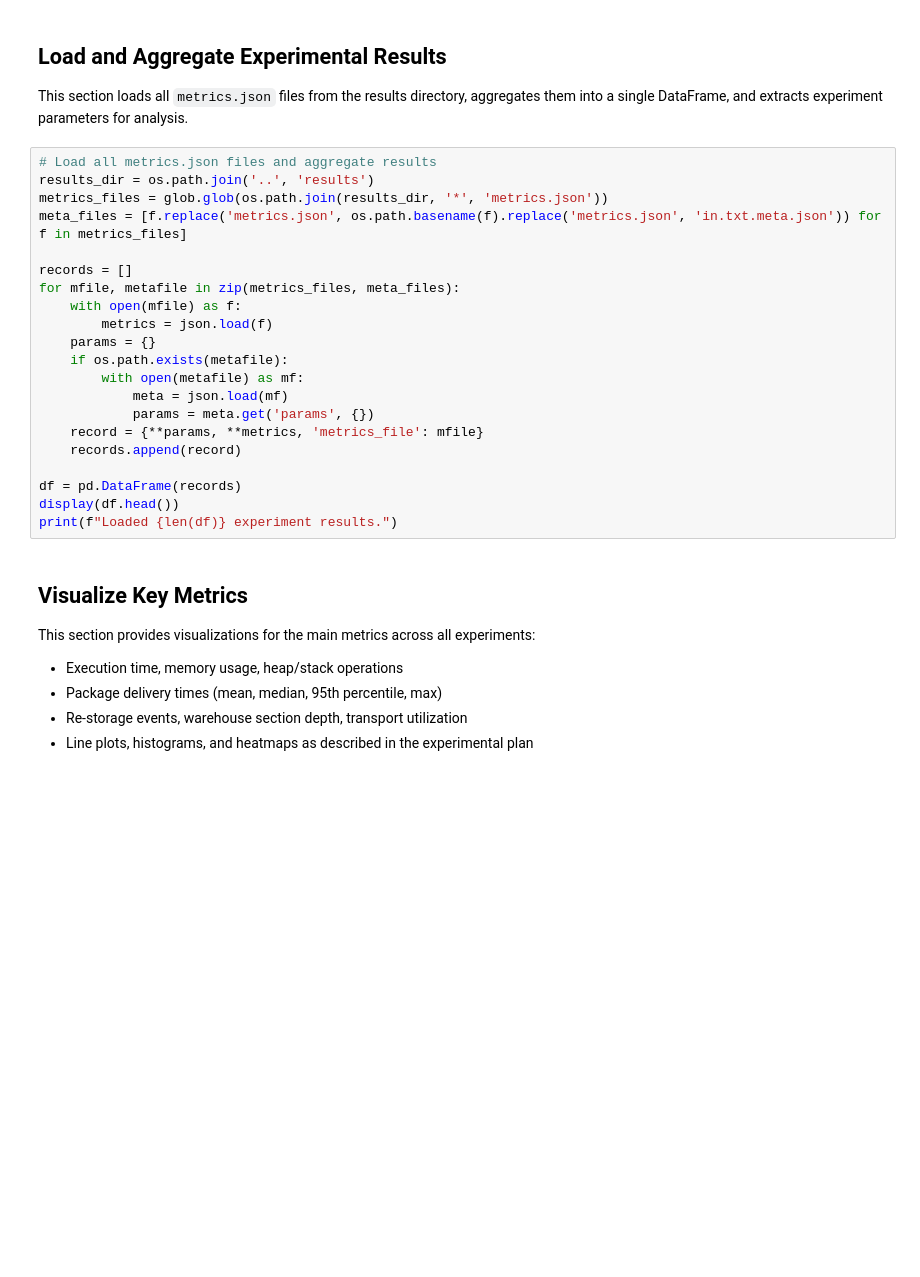
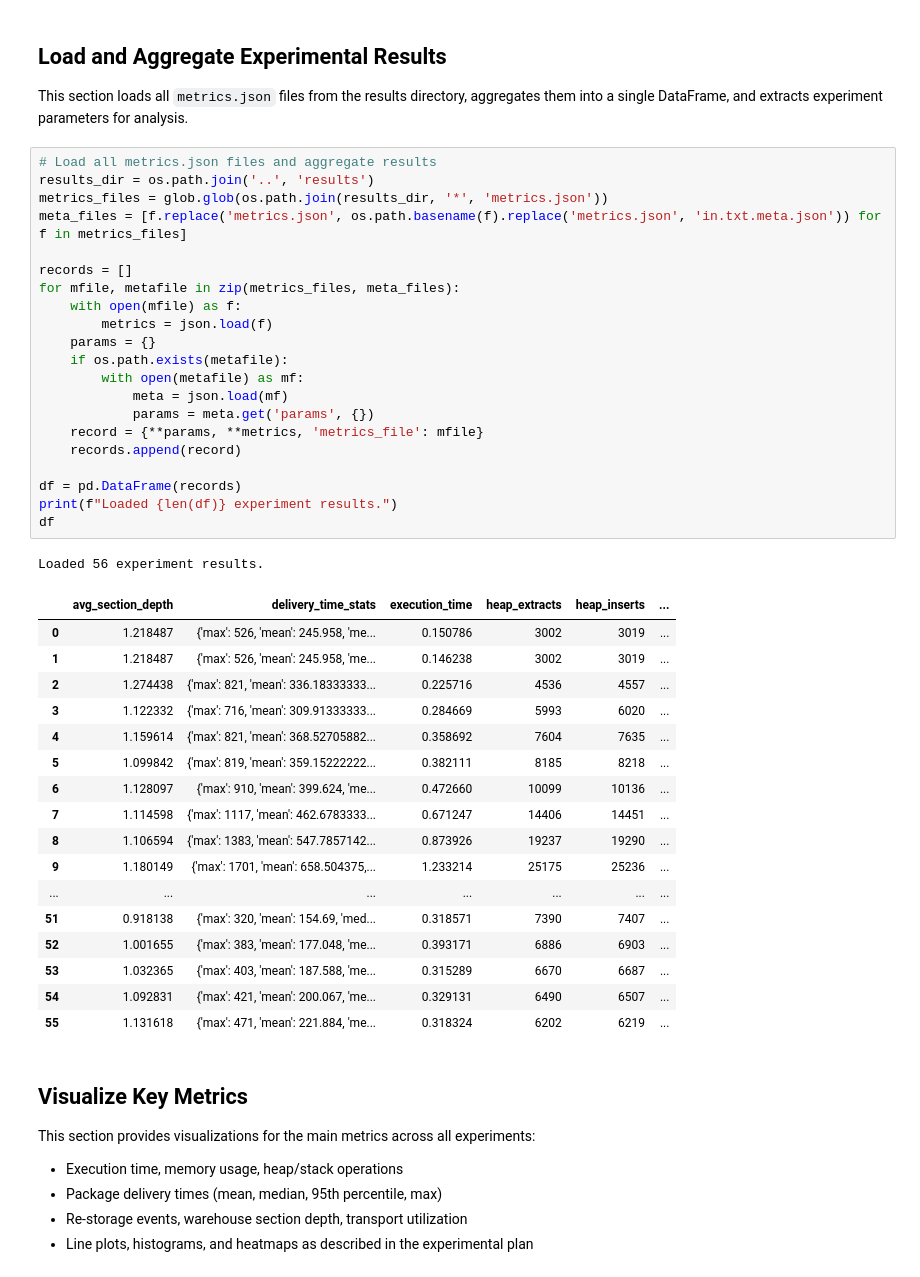
Before and after one commit to PolloHacker/TP2-ED, a Jupyter notebook: python/analysis.ipynb, the cells around one changed output. Saved outputs shown, nothing was run; the diff lists cells and outputs as text; blank space fills up the shorter version.

```diff
--- a/python/analysis.ipynb
+++ b/python/analysis.ipynb
@@ -21,24 +21,43 @@ This section loads all `metrics.json` files from the results directory, aggregat
 # %%
 # Load all metrics.json files and aggregate results
 results_dir = os.path.join('..', 'results')
 metrics_files = glob.glob(os.path.join(results_dir, '*', 'metrics.json'))
 meta_files = [f.replace('metrics.json', os.path.basename(f).replace('metrics.json', 'in.txt.meta.json')) for f in metrics_files]
 
 records = []
 for mfile, metafile in zip(metrics_files, meta_files):
     with open(mfile) as f:
         metrics = json.load(f)
     params = {}
     if os.path.exists(metafile):
         with open(metafile) as mf:
             meta = json.load(mf)
             params = meta.get('params', {})
     record = {**params, **metrics, 'metrics_file': mfile}
     records.append(record)
 
 df = pd.DataFrame(records)
-display(df.head())
 print(f"Loaded {len(df)} experiment results.")
+df
+# %% [output]
+Loaded 56 experiment results.
+|  | avg_section_depth | delivery_time_stats | execution_time | heap_extracts | heap_inserts | ... |
+| 0 | 1.218487 | {'max': 526, 'mean': 245.958, 'me... | 0.150786 | 3002 | 3019 | ... |
+| 1 | 1.218487 | {'max': 526, 'mean': 245.958, 'me... | 0.146238 | 3002 | 3019 | ... |
+| 2 | 1.274438 | {'max': 821, 'mean': 336.18333333... | 0.225716 | 4536 | 4557 | ... |
+| 3 | 1.122332 | {'max': 716, 'mean': 309.91333333... | 0.284669 | 5993 | 6020 | ... |
+| 4 | 1.159614 | {'max': 821, 'mean': 368.52705882... | 0.358692 | 7604 | 7635 | ... |
+| 5 | 1.099842 | {'max': 819, 'mean': 359.15222222... | 0.382111 | 8185 | 8218 | ... |
+| 6 | 1.128097 | {'max': 910, 'mean': 399.624, 'me... | 0.472660 | 10099 | 10136 | ... |
+| 7 | 1.114598 | {'max': 1117, 'mean': 462.6783333... | 0.671247 | 14406 | 14451 | ... |
+| 8 | 1.106594 | {'max': 1383, 'mean': 547.7857142... | 0.873926 | 19237 | 19290 | ... |
+| 9 | 1.180149 | {'max': 1701, 'mean': 658.504375,... | 1.233214 | 25175 | 25236 | ... |
+| ... | ... | ... | ... | ... | ... | ... |
+| 51 | 0.918138 | {'max': 320, 'mean': 154.69, 'med... | 0.318571 | 7390 | 7407 | ... |
+| 52 | 1.001655 | {'max': 383, 'mean': 177.048, 'me... | 0.393171 | 6886 | 6903 | ... |
+| 53 | 1.032365 | {'max': 403, 'mean': 187.588, 'me... | 0.315289 | 6670 | 6687 | ... |
+| 54 | 1.092831 | {'max': 421, 'mean': 200.067, 'me... | 0.329131 | 6490 | 6507 | ... |
+| 55 | 1.131618 | {'max': 471, 'mean': 221.884, 'me... | 0.318324 | 6202 | 6219 | ... |
 # %% [markdown]
 ## Visualize Key Metrics
 
```
Also changed, not shown: 4 other files.
